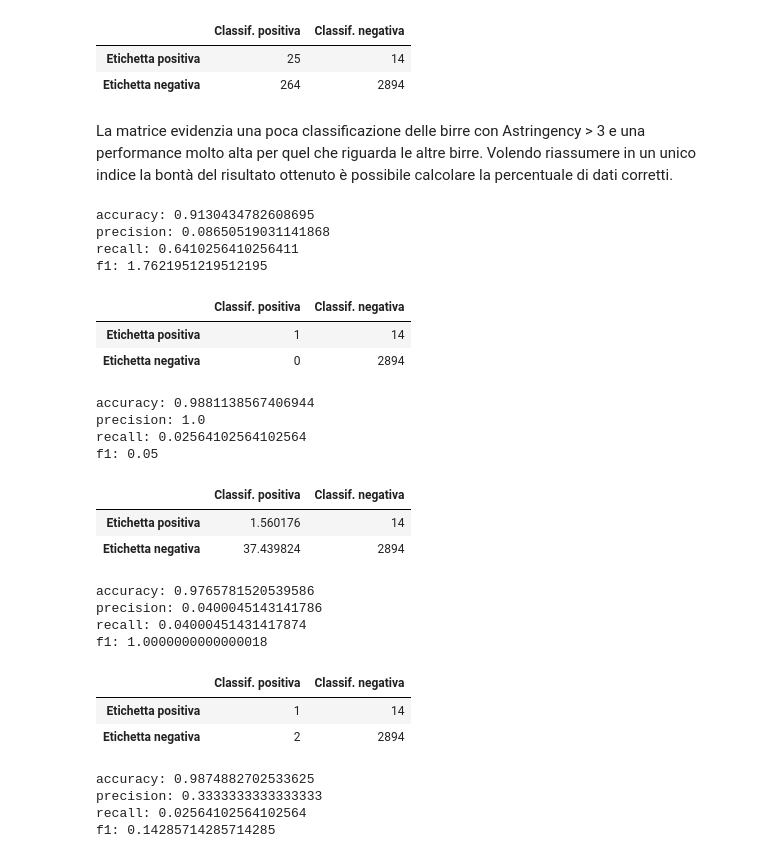
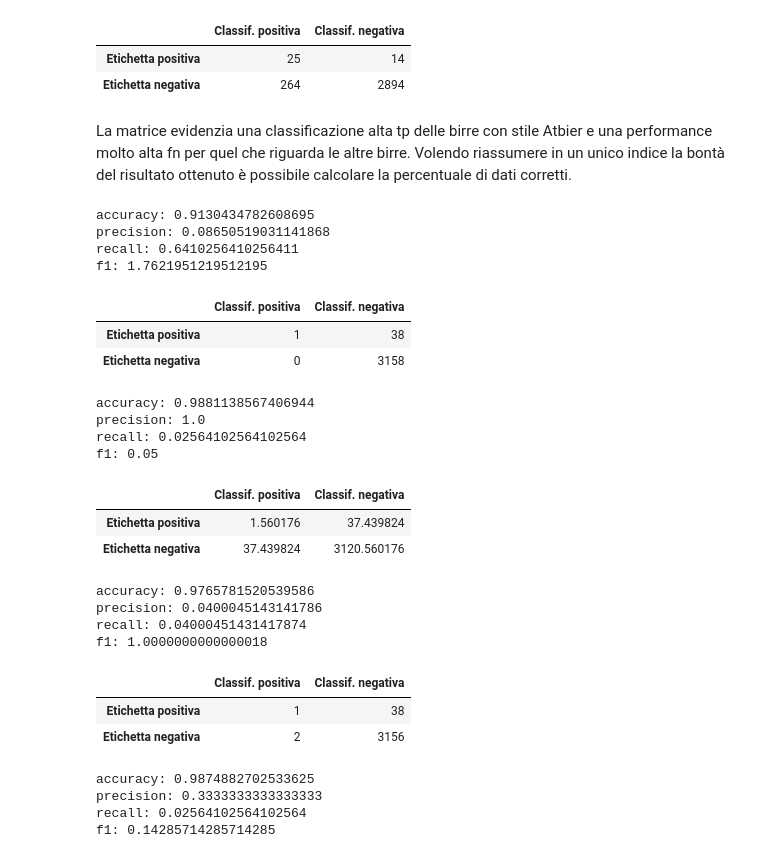
Before and after one commit to molinari135/ICon2023, a Jupyter notebook: BeerClassification.ipynb, the cells around one changed output. Drawn from its saved outputs; the diff is of its cells as text; code cells hidden in the pictures.

```diff
--- a/BeerClassification.ipynb
+++ b/BeerClassification.ipynb
@@ -427,7 +421,7 @@ pd.DataFrame([[tp, fn],
 | Etichetta positiva | 25 | 14 |
 | Etichetta negativa | 264 | 2894 |
 # %% [markdown]
-La matrice evidenzia una poca classificazione delle birre con Astringency > 3 e una performance molto alta per quel che riguarda le altre birre. Volendo riassumere in un unico indice la bontà del risultato ottenuto è possibile calcolare la percentuale di dati corretti.
+La matrice evidenzia una classificazione alta tp delle birre con stile Atbier e una performance molto alta fn per quel che riguarda le altre birre. Volendo riassumere in un unico indice la bontà del risultato ottenuto è possibile calcolare la percentuale di dati corretti.
 # %%
 #Precision Score = TP / (FP + TP)
 precisionGaussian= (tp/ (fp + tp))
@@ -459,29 +453,29 @@ scoring_list.append(dict([
 # %%
 # Logistic Regression of the beer
 from sklearn.linear_model import LogisticRegression
 
 # instantiate the model (using the default parameters)
 
 
 logreg = LogisticRegression(max_iter=3196)
 
 # fit the model with data
 logreg.fit(X, Y)
 
 # predict the response values for the observations in X
 y_test_predict = logreg.predict(X)
 tpLog = sum(logreg.predict(X[Y==1]))
 fnLog = len(logreg.predict(X[Y==1])) - tpLog
 fpLog = sum(logreg.predict(X[Y==0]))
 tnLog = len(logreg.predict(X[Y==0])) - fpLog
-pd.DataFrame([[tpLog, fn],
-              [fpLog, tn]],
+pd.DataFrame([[tpLog, fnLog],
+              [fpLog, tnLog]],
               index=['Etichetta positiva', 'Etichetta negativa'],
               columns=['Classif. positiva', 'Classif. negativa'])
 # %% [output]
 |  | Classif. positiva | Classif. negativa |
-| Etichetta positiva | 1 | 14 |
-| Etichetta negativa | 0 | 2894 |
+| Etichetta positiva | 1 | 38 |
+| Etichetta negativa | 0 | 3158 |
 # %%
 #Precision Score = TP / (FP + TP)
 precisionLogRegression= (tpLog/ (fpLog + tpLog))
@@ -522,17 +516,17 @@ regr.fit(X, Y)
 
 # predict the response values for the observations in X
 y_test_predict = regr.predict(X)
-tpLog = sum(regr.predict(X[Y==1]))
-fnLog = len(regr.predict(X[Y==1])) - tpLog
-fpLog = sum(regr.predict(X[Y==0]))
-tnLog = len(regr.predict(X[Y==0])) - fpLog
-pd.DataFrame([[tpLog, fn],
-              [fpLog, tn]],
+tpLin = sum(regr.predict(X[Y==1]))
+fnLin = len(regr.predict(X[Y==1])) - tpLin
+fpLin = sum(regr.predict(X[Y==0]))
+tnLin = len(regr.predict(X[Y==0])) - fpLin
+pd.DataFrame([[tpLin, fnLin],
+              [fpLin, tnLin]],
               index=['Etichetta positiva', 'Etichetta negativa'],
               columns=['Classif. positiva', 'Classif. negativa'])
 # %% [output]
 |  | Classif. positiva | Classif. negativa |
-| Etichetta positiva | 1.560176 | 14 |
-| Etichetta negativa | 37.439824 | 2894 |
+| Etichetta positiva | 1.560176 | 37.439824 |
+| Etichetta negativa | 37.439824 | 3120.560176 |
 # %%
 #Precision Score = TP / (FP + TP)
@@ -571,17 +565,17 @@ knn.fit(X, Y)
 
 # predict the response values for the observations in X
 y_test_predict = knn.predict(X)
-tpLog = sum(knn.predict(X[Y==1]))
-fnLog = len(knn.predict(X[Y==1])) - tpLog
-fpLog = sum(knn.predict(X[Y==0]))
-tnLog = len(knn.predict(X[Y==0])) - fpLog
-pd.DataFrame([[tpLog, fn],
-              [fpLog, tn]],
+tpKNN = sum(knn.predict(X[Y==1]))
+fnKNN = len(knn.predict(X[Y==1])) - tpKNN
+fpKNN = sum(knn.predict(X[Y==0]))
+tnKNN = len(knn.predict(X[Y==0])) - fpKNN
+pd.DataFrame([[tpKNN, fnKNN],
+              [fpKNN, tnKNN]],
               index=['Etichetta positiva', 'Etichetta negativa'],
               columns=['Classif. positiva', 'Classif. negativa'])
 # %% [output]
 |  | Classif. positiva | Classif. negativa |
-| Etichetta positiva | 1 | 14 |
-| Etichetta negativa | 2 | 2894 |
+| Etichetta positiva | 1 | 38 |
+| Etichetta negativa | 2 | 3156 |
 # %%
 #Precision Score = TP / (FP + TP)
```
Also changed, not shown: parts of 6 cells of this notebook.
